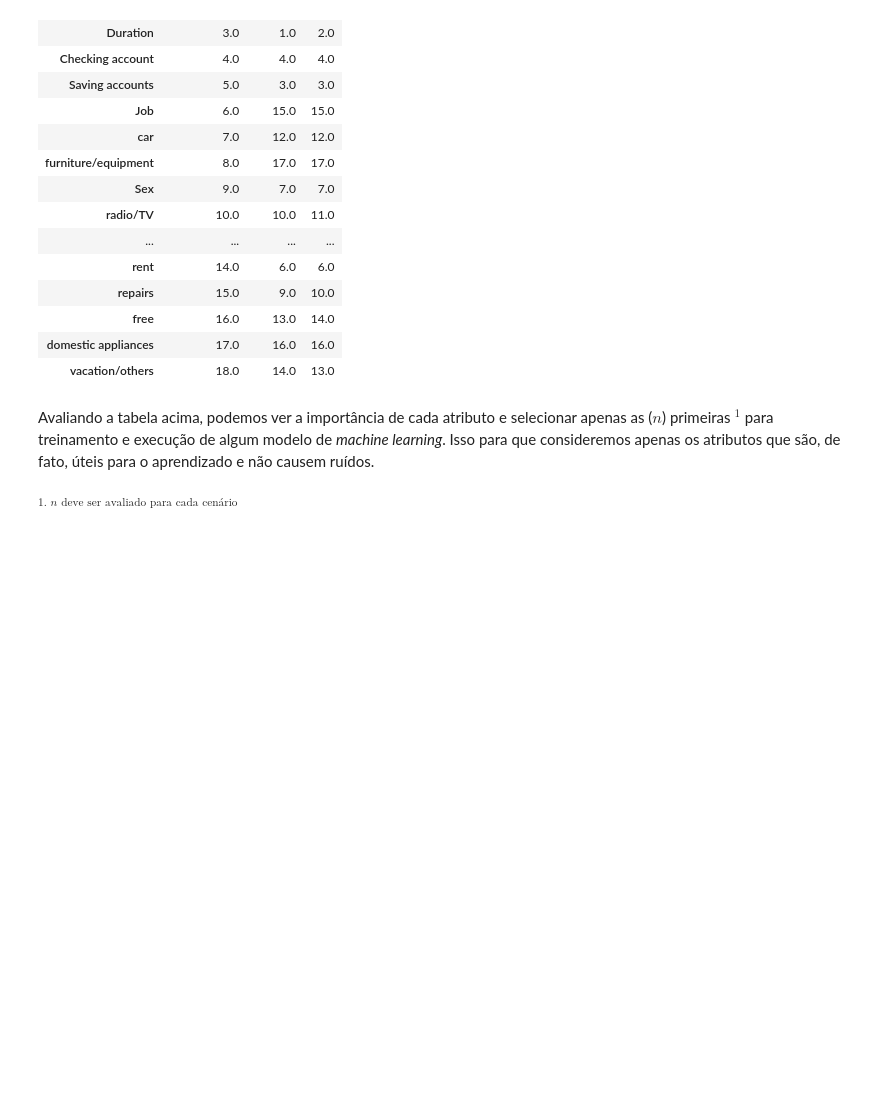
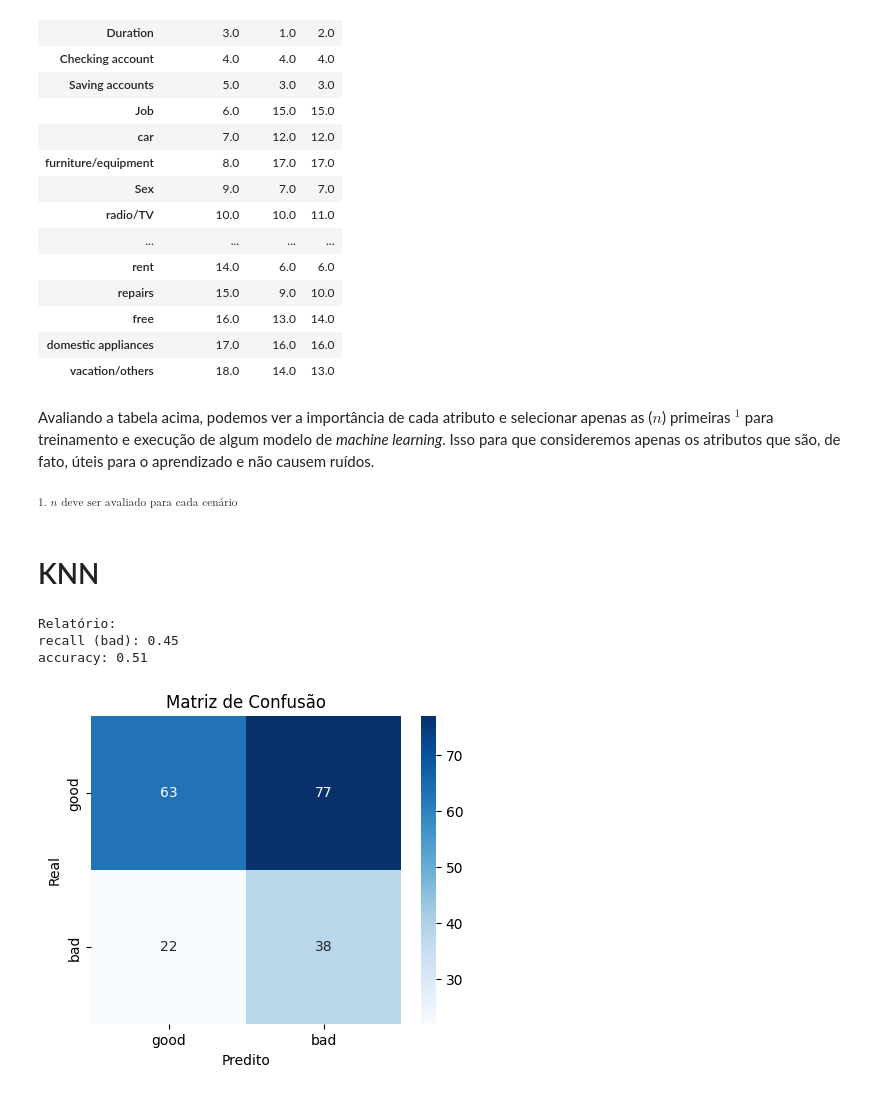
Before and after one commit to patrickpiresdev/data_science_uerj, a Jupyter notebook: Trabalhos/analise2.ipynb, the cells around one changed output. Cells and saved outputs as stored; diff of their text form; code cells hidden in the pictures; blank space fills up the shorter version.

```diff
--- a/Trabalhos/analise2.ipynb
+++ b/Trabalhos/analise2.ipynb
@@ -365,21 +368,21 @@ def trained_model(X_train, y_train, scorer, show_best_params=False, show_tree=Fa
 
     return model
 
-def predict_and_evaluate(model, X_test, y_test):
+def predict_and_evaluate(model, X_test, y_test, pos_label='good', labels=['good', 'bad']):
     # Avaliação no conjunto de teste
     y_pred = model.predict(X_test)
 
-    recall = recall_score(y_test, y_pred, pos_label='bad')
+    recall = recall_score(y_test, y_pred, pos_label=pos_label)
     accuracy = accuracy_score(y_test, y_pred)
 
     print('Relatório:')
     print(f'recall (bad): {recall:.2f}')
     print(f'accuracy: {accuracy:.2f}')
 
-    cm = confusion_matrix(y_test, y_pred, labels=['good', 'bad'])
+    cm = confusion_matrix(y_test, y_pred, labels=labels)
     plt.figure(figsize=(5,4))
     plt.title('Matriz de Confusão')
-    sns.heatmap(cm, annot=True, fmt='d', cmap='Blues', xticklabels=['good', 'bad'], yticklabels=['good', 'bad'])
+    sns.heatmap(cm, annot=True, fmt='d', cmap='Blues', xticklabels=labels, yticklabels=labels)
     plt.xlabel('Predito')
     plt.ylabel('Real')
     plt.show()
@@ -758,3 +761,41 @@ ranking_df_ranked
 Avaliando a tabela acima, podemos ver a importância de cada atributo e selecionar apenas as ($n$) primeiras $^1$ para treinamento e execução de algum modelo de *machine learning*. Isso para que consideremos apenas os atributos que são, de fato, úteis para o aprendizado e não causem ruídos.
 
 $_{ \text{1. } n \text{ deve ser avaliado para cada cenário }}$
+# %% [markdown]
+# KNN
+# %%
+df_mode_filled = prepare_all(df.copy())
+df_mode_filled = fill_with_mode(df_mode_filled, 'Saving accounts')
+df_mode_filled = fill_with_mode(df_mode_filled, 'Checking account')
+
+X = df_mode_filled.drop('Risk', axis=1).values
+y = df_mode_filled['Risk'].values
+
+X_train, X_test, y_train, y_test = train_test_split(
+    X, y, test_size=0.2, random_state=42, stratify=y
+)
+
+scorer = make_scorer(recall_score, pos_label='bad')
+
+param_grid = {
+    'n_neighbors': [2, 4, 8, 16, 32, 64]
+}
+
+grid_search = GridSearchCV(
+    KNeighborsClassifier(),
+    param_grid,
+    cv=5,  # 5-fold cross-validation
+    scoring=scorer,
+    n_jobs=-1
+)
+
+grid_search.fit(X_train, y_train)
+
+model = grid_search.best_estimator_
+
+predict_and_evaluate(model, X_test, y_test)
+# %% [output]
+Relatório:
+recall (bad): 0.45
+accuracy: 0.51
+[figure, added]
```
Also changed, not shown: parts of 9 cells of this notebook.
